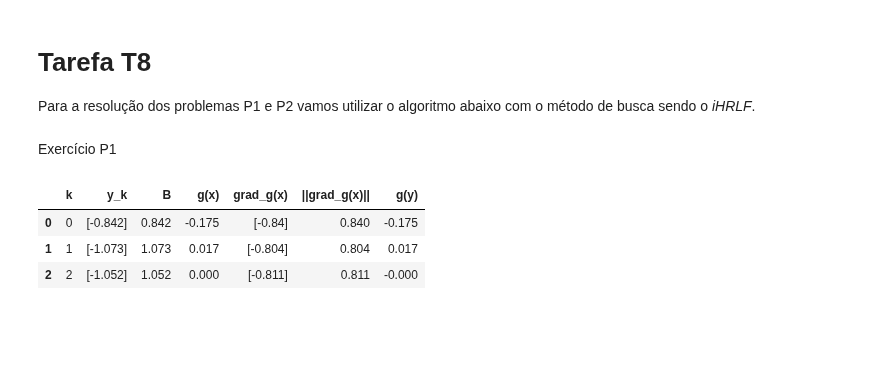
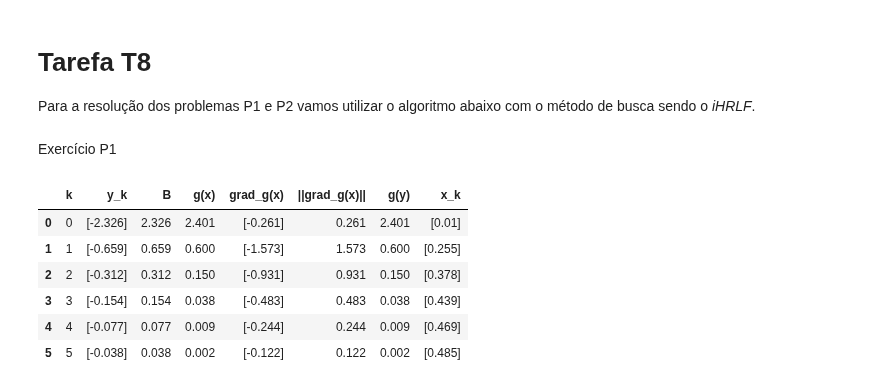
Before and after one commit to Gabrielsssilverio/Confiabilidade, a Jupyter notebook: Lista_tarefas.ipynb, the cells around one changed output. Drawn from its saved outputs; the diff is of its cells as text; code cells hidden in the pictures; blank space fills up the shorter version.

```diff
--- a/Lista_tarefas.ipynb
+++ b/Lista_tarefas.ipynb
@@ -2164,7 +2164,8 @@ class Ponto_projeto_iHRLF:
                 g_x,
                 grad_g_y,
                 np.linalg.norm(grad_g_y),
-                g_y
+                g_y,
+                x_k
             ])
 
             gamma = 2.0
@@ -2254,7 +2255,8 @@ class Ponto_projeto_iHRLF:
                         g_x_mais_1,
                         grad_y_mais_1,
                         np.linalg.norm(grad_y_mais_1),
-                        g_y_mais_1
+                        g_y_mais_1,
+                        x_k_mais_1
                     ])
 
                     break
@@ -2274,73 +2276,74 @@ import numpy as np
 import sympy as sp
 import pandas as pd
 
-# Construção do vetor de médias
-medias = np.array([40.0, 50.0, 1000.0])
 
 # Equação do estado limite g(X)
 X1,f,P,L = sp.symbols('X1 f P L')
 vetor_simbolico_x = [X1]
-f = 0.5
+f = 1
 P = 1
-L = 5
+L = 1
 g_sym_function = ((f * P * L) / 4) - (P * (X1 - ((X1**2) / L)))
 
 
 def g_fun_numerica(x: np.ndarray) -> float:
 
-    f = 0.5
+    f = 1
     P = 1
-    L = 5
+    L = 1
     return ((f * P * L) / 4) - (P * (x[0] - ((x[0]**2) / L)))
 
 # Transformação X -> Y da equação de estado-limite g(X)
 Y1,f,P,L = sp.symbols('Y1 f P L')
 vetor_simbolico_y = [Y1]
 def g_y_simbolico_fun (vetor_x_simbolico):
-    f = 0.5
+    f = 1
     P = 1
-    L = 5
+    L = 1
     return ((f * P * L) / 4) - (P * (vetor_x_simbolico[0] - ((vetor_x_simbolico[0]**2) / L)))
 
 # Descrição das variáveis aleatórias
 X1 = variavel_aleatoria(distribuicao='uniforme', nome='Posicao', simbolo='X1')
-X1.conjunto_parametros(0, 5)
+X1.conjunto_parametros(0, 1)
 '''
 X2 = variavel_aleatoria(distribuicao='normal', nome='W', simbolo='X2')
 X2.conjunto_parametros(50.0, 2.5)
 
 X3 = variavel_aleatoria(distribuicao='normal', nome='M', simbolo='X3')
 X3.conjunto_parametros(1000.0, 200.0)
 '''
 
 vetor_va = [X1]
 
 # Montagem das matrizes de observações e correlações
 matriz_dummy_obs = np.zeros((1, 1)) # Matriz das observações para iniciar o algoritmo
 
 Rx_entrada = np.array([
     [1.0],
 ])
 
 # 4. Inicializar VX (T3)
 vx_obj = vetores_variavel_aleatoria(matriz_dummy_obs, vetor_va)
 vx_obj.matriz_correlacao_x = Rx_entrada
 Rz = vx_obj.matriz_correlacao_nataf() # Garante que Cz é calculado (Cz = Rx = I)
 J_yz, J_zy = vx_obj.decomposicao_cholesky()
 
 # Ponto inicial (ponto médio)
-x_start = np.array([1.0])
+x_start = np.array([0.01])
 ponto_projeto_obj = Ponto_projeto_iHRLF(vx_obj, g_fun_numerica, vetor_simbolico_y, g_y_simbolico_fun, g_sym_function, vetor_simbolico_x, x_start, max_iter=200)
 
 # Resultado da iteração
 resultado_iteração = ponto_projeto_obj.execution()
 dados_arredondados = [[np.round(x, 3) for x in linha] for linha in resultado_iteração]
 
 # Montagem da tabela
-tabela = pd.DataFrame(dados_arredondados, columns=['k', 'y_k', 'B', 'g(x)', 'grad_g(x)', '||grad_g(x)||', 'g(y)' ])
+tabela = pd.DataFrame(dados_arredondados, columns=['k', 'y_k', 'B', 'g(x)', 'grad_g(x)', '||grad_g(x)||', 'g(y)', 'x_k' ])
 tabela
 # %% [output]
-|  | k | y_k | B | g(x) | grad_g(x) | ||grad_g(x)|| | g(y) |
-| 0 | 0 | [-0.842] | 0.842 | -0.175 | [-0.84] | 0.840 | -0.175 |
-| 1 | 1 | [-1.073] | 1.073 | 0.017 | [-0.804] | 0.804 | 0.017 |
-| 2 | 2 | [-1.052] | 1.052 | 0.000 | [-0.811] | 0.811 | -0.000 |
+|  | k | y_k | B | g(x) | grad_g(x) | ||grad_g(x)|| | g(y) | x_k |
+| 0 | 0 | [-2.326] | 2.326 | 2.401 | [-0.261] | 0.261 | 2.401 | [0.01] |
+| 1 | 1 | [-0.659] | 0.659 | 0.600 | [-1.573] | 1.573 | 0.600 | [0.255] |
+| 2 | 2 | [-0.312] | 0.312 | 0.150 | [-0.931] | 0.931 | 0.150 | [0.378] |
+| 3 | 3 | [-0.154] | 0.154 | 0.038 | [-0.483] | 0.483 | 0.038 | [0.439] |
+| 4 | 4 | [-0.077] | 0.077 | 0.009 | [-0.244] | 0.244 | 0.009 | [0.469] |
+| 5 | 5 | [-0.038] | 0.038 | 0.002 | [-0.122] | 0.122 | 0.002 | [0.485] |
```
Also changed, not shown: parts of 3 cells of this notebook.
